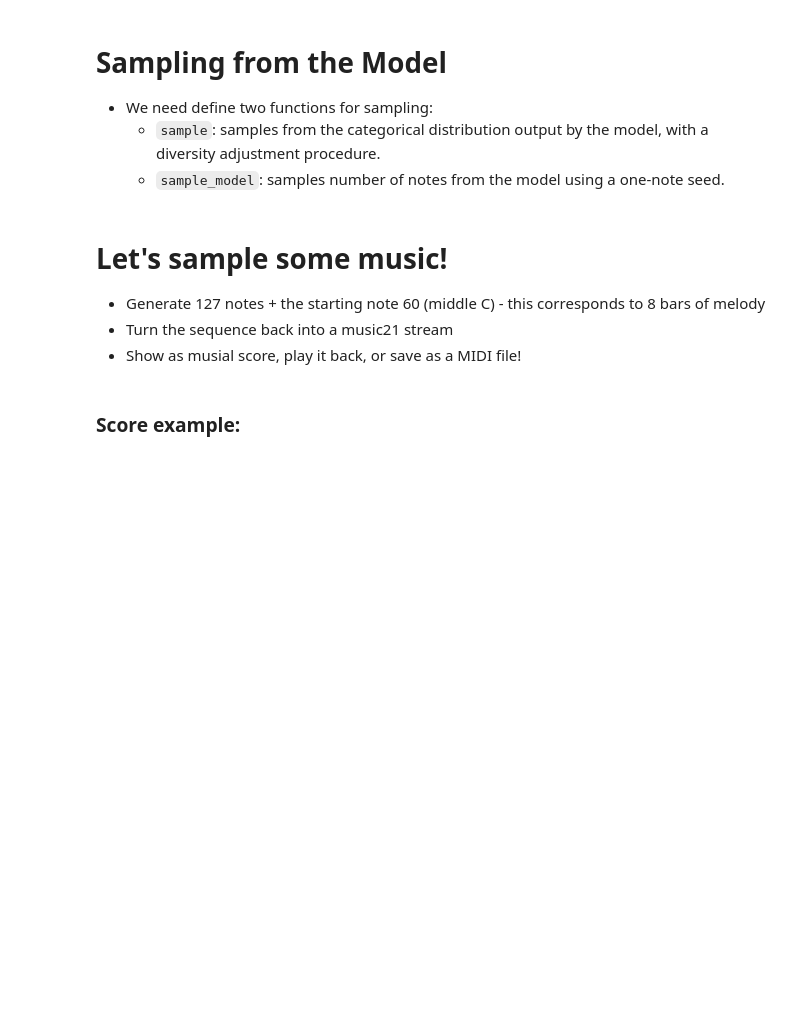
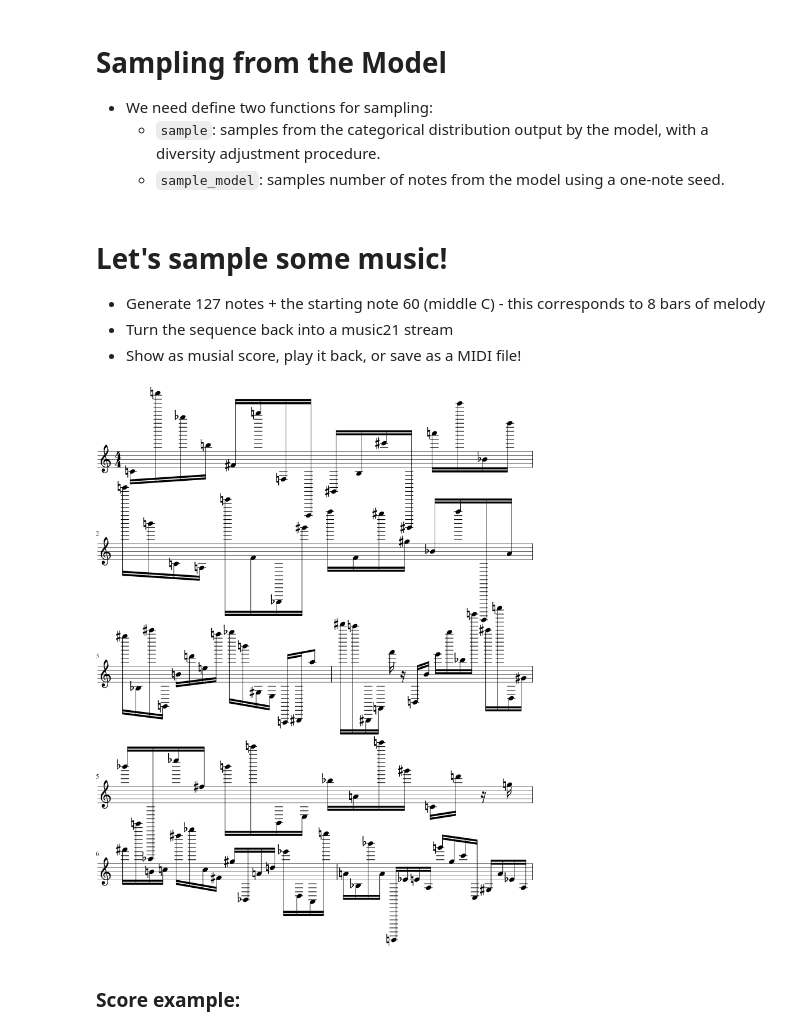
Before and after one commit to cpmpercussion/creative-prediction, a Jupyter notebook: notebooks/3-zeldic-musical-RNN.ipynb, the cells around one changed output. Drawn from its saved outputs; the diff is of its cells as text; code cells hidden in the pictures; blank space fills up the shorter version.

```diff
--- a/notebooks/3-zeldic-musical-RNN.ipynb
+++ b/notebooks/3-zeldic-musical-RNN.ipynb
@@ -346,10 +420,12 @@ def sample_model(seed, model_name, length=400, temperature=1.0):
 - Show as musial score, play it back, or save as a MIDI file!
 # %%
 model_dec.reset_states() # Start with LSTM state blank
-o = sample_model(64, model_dec, length=127, temperature=1.25) # generate 8 bars of melody
+o = sample_model(60, model_dec, length=127, temperature=15.0) # generate 8 bars of melody
 
 melody_stream = noteArrayToStream(o) # turn into a music21 stream
 melody_stream.show() # show the score.
+# %% [output]
+[figure, added]
 # %% [markdown]
 ### Score example:
 
```
Also changed, not shown: parts of 9 cells of this notebook.
